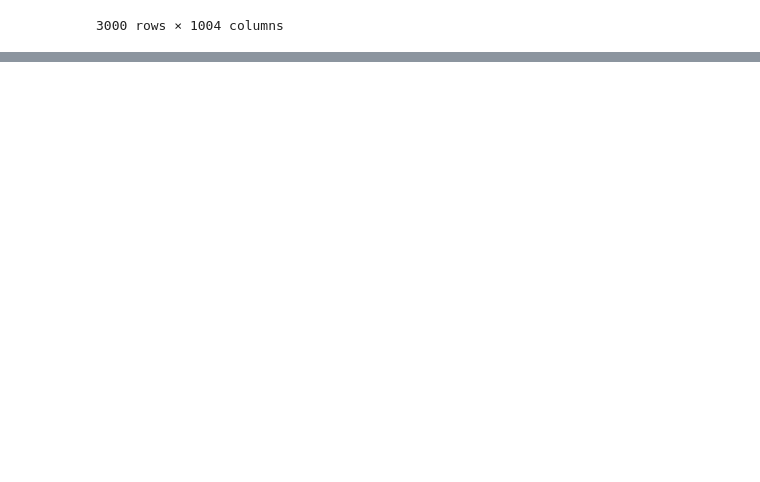
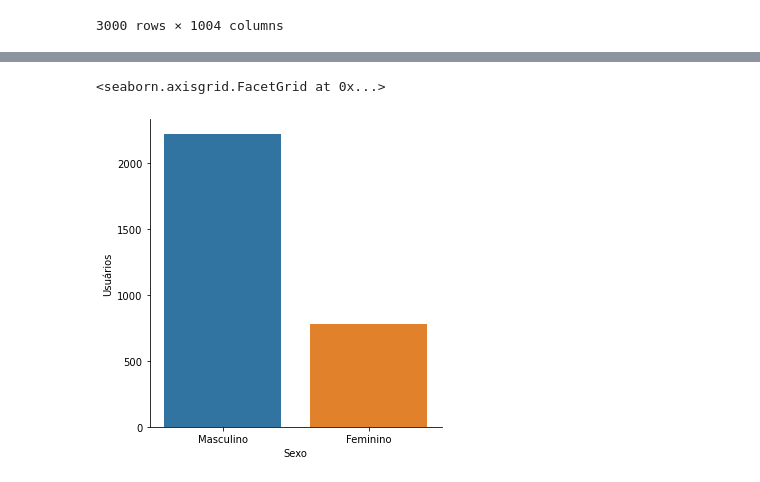
Before and after one commit to usr-bin32/data-mining-assignments, a Jupyter notebook: p2/notebook.ipynb, the cells around one changed output, grey strips where cells are left out. Drawn from its saved outputs; the diff is of its cells as text; code cells hidden in the pictures; blank space fills up the shorter version.

Commit message:
add visualizations

```diff
--- a/p2/notebook.ipynb
+++ b/p2/notebook.ipynb
@@ -105,0 +117,9 @@ rules
+# %%
+# Usuários
+g = sns.catplot(data=df.groupby("idUsuario").first(), x="sexo", kind="count")
+g.set_ylabels("Usuários")
+g.set_xlabels("Sexo")
+g.set_xticklabels(["Masculino", "Feminino"])
+# %% [output]
+<seaborn.axisgrid.FacetGrid at 0x...>
+[figure, added]
```
Also changed, not shown: parts of 6 cells of this notebook, 3 other files.
